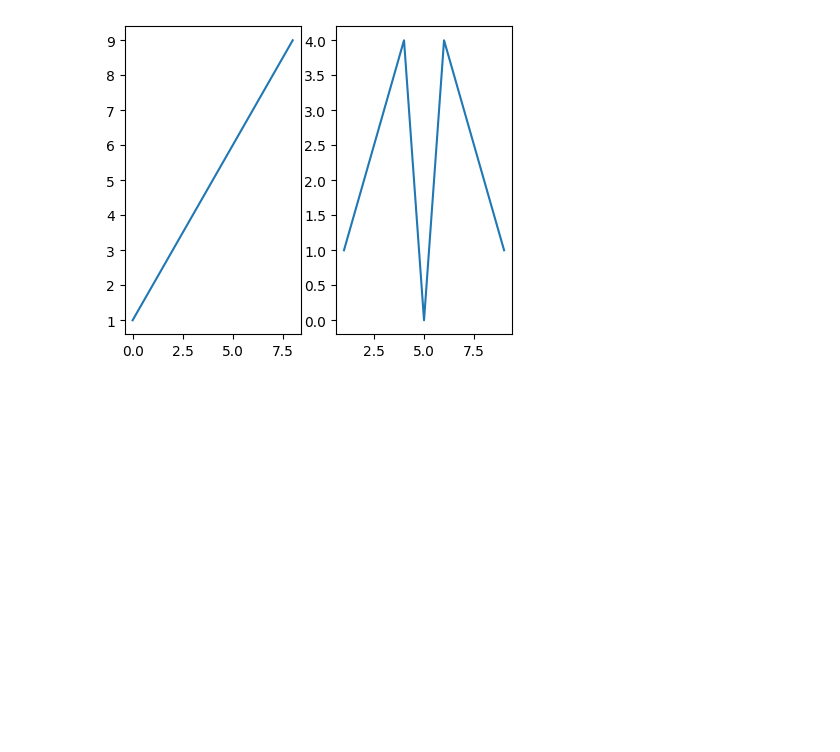
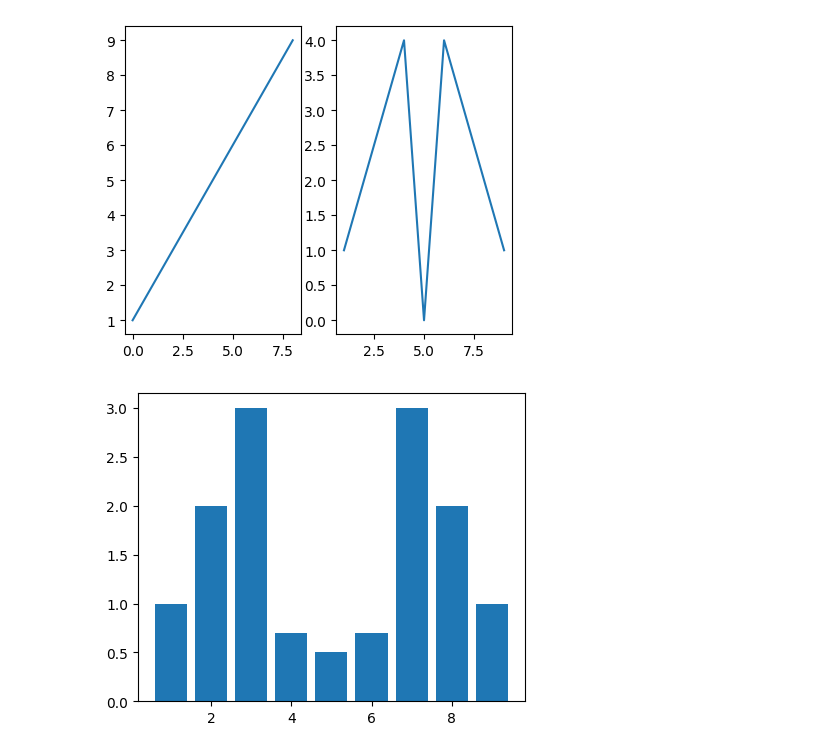
Before and after one commit to datamesse/python-studies, a Jupyter notebook: LinkedIn Learning exercises/Python for Data Science Essential Training Part 1.ipynb, the cells around one changed output. Cells and saved outputs as stored; diff of their text form; code cells hidden in the pictures; blank space fills up the shorter version.

```diff
--- a/LinkedIn Learning exercises/Python for Data Science Essential Training Part 1.ipynb
+++ b/LinkedIn Learning exercises/Python for Data Science Essential Training Part 1.ipynb
@@ -777,0 +791,17 @@ ax2.plot(x,y)
+# %%
+import numpy as np
+import pandas as pd
+from pandas import Series, DataFrame
+
+import matplotlib.pyplot as plt
+from pylab import rcParams
+
+%matplotlib inline
+rcParams['figure.figsize'] = 5, 4
+
+x = range(1,10)
+y = [1,2,3,0.7,0.5,0.7,3,2,1]
+
+plt.bar(x,y)
+# %% [output]
+[figure, added]
```
Also changed, not shown: parts of 10 cells of this notebook.
